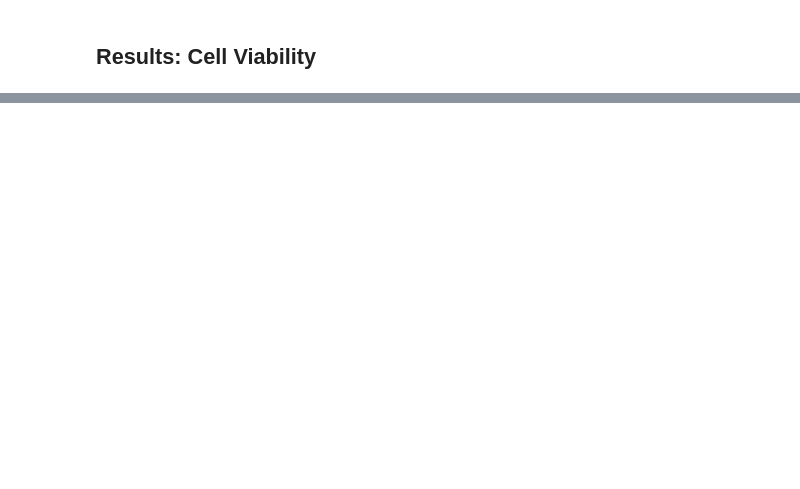
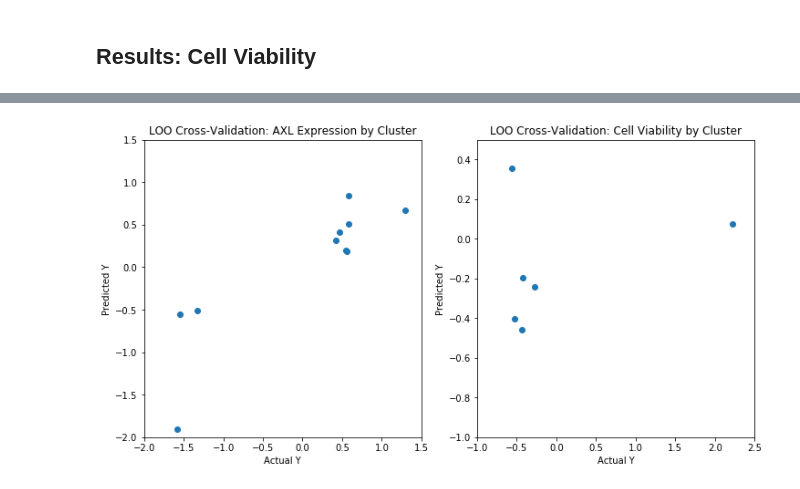
Before and after one commit to zoeskim/BE-188-Project, a Jupyter notebook: BE188-Final Project_capitalizedClusters.ipynb, the cells around one changed output, grey strips where cells are left out. Cells and saved outputs as stored; diff of their text form; code cells hidden in the pictures; blank space fills up the shorter version.

```diff
--- a/BE188-Final Project_capitalizedClusters.ipynb
+++ b/BE188-Final Project_capitalizedClusters.ipynb
@@ -342,0 +401,12 @@ plt.show()
+# %%
+X_axl_wCl = np.insert(X_axl, 0, clusters, axis = 0)
+X_axl_xClT = np.transpose(X_axl_wCl)
+
+Cluster_Avgs_Axl = ClusterAverages(X_axl_xClT, 10)
+X_ClusterAvgsAXL_z = zscore_columns(Cluster_Avgs_Axl)
+
+X_cv_wCl = np.insert(X_cv, 0, clusters, axis = 0)
+X_cv_xClT = np.transpose(X_cv_wCl)
+
+Cluster_Avgs_cv = ClusterAverages(X_cv_xClT, 6)
+X_ClusterAvgsCV_z = zscore_columns(Cluster_Avgs_cv)
@@ -342,0 +425,11 @@ plt.show()
+# %%
+fig, axs = plt.subplots(1,2,figsize=(12,6))
+cross_validation_plot(X_ClusterAvgsAXL_z,Y_axl_z,plsr_axl,0,'LOO Cross-Validation: AXL Expression by Cluster')
+axs[0].set_xlim([-2, 1.5])
+axs[0].set_ylim([-2, 1.5])
+cross_validation_plot(X_ClusterAvgsCV_z,Y_cv_z,plsr_cv,1,'LOO Cross-Validation: Cell Viability by Cluster')
+axs[1].set_xlim([-1, 2.5])
+axs[1].set_ylim([-1, 0.5])
+plt.show()
+# %% [output]
+[figure, added]
```
Also changed, not shown: parts of 17 cells of this notebook.
